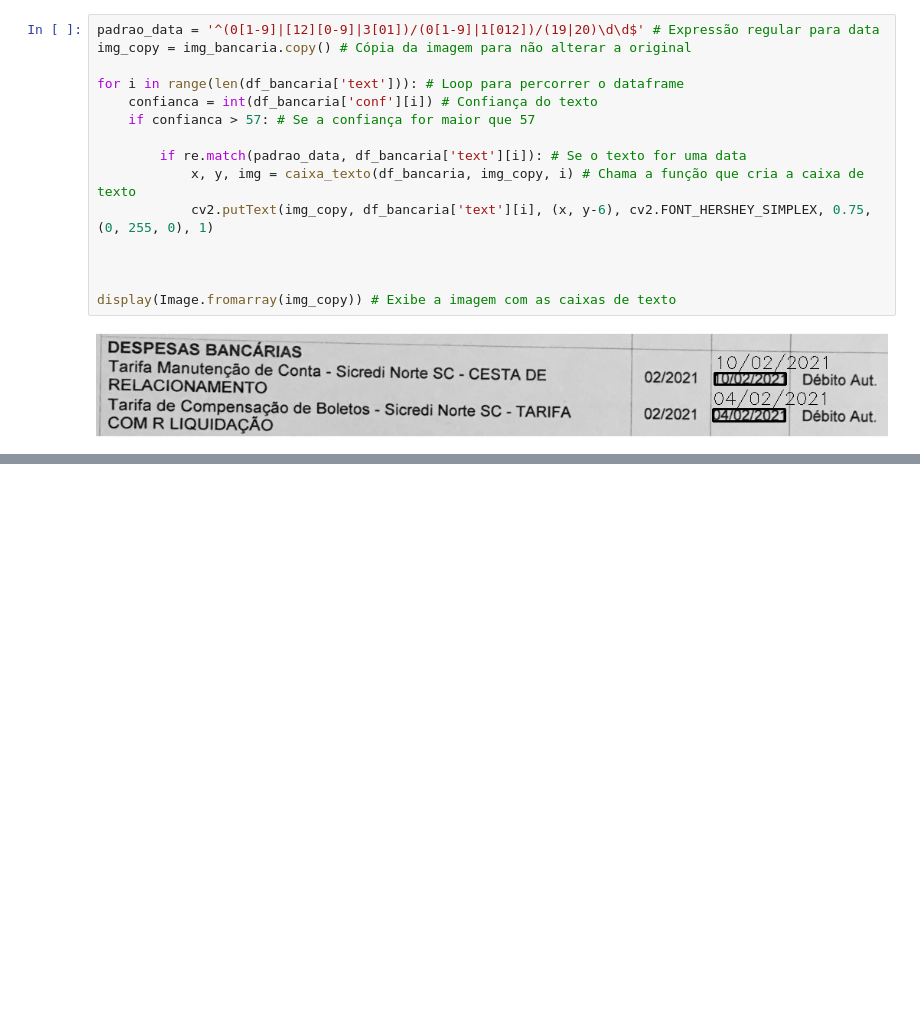
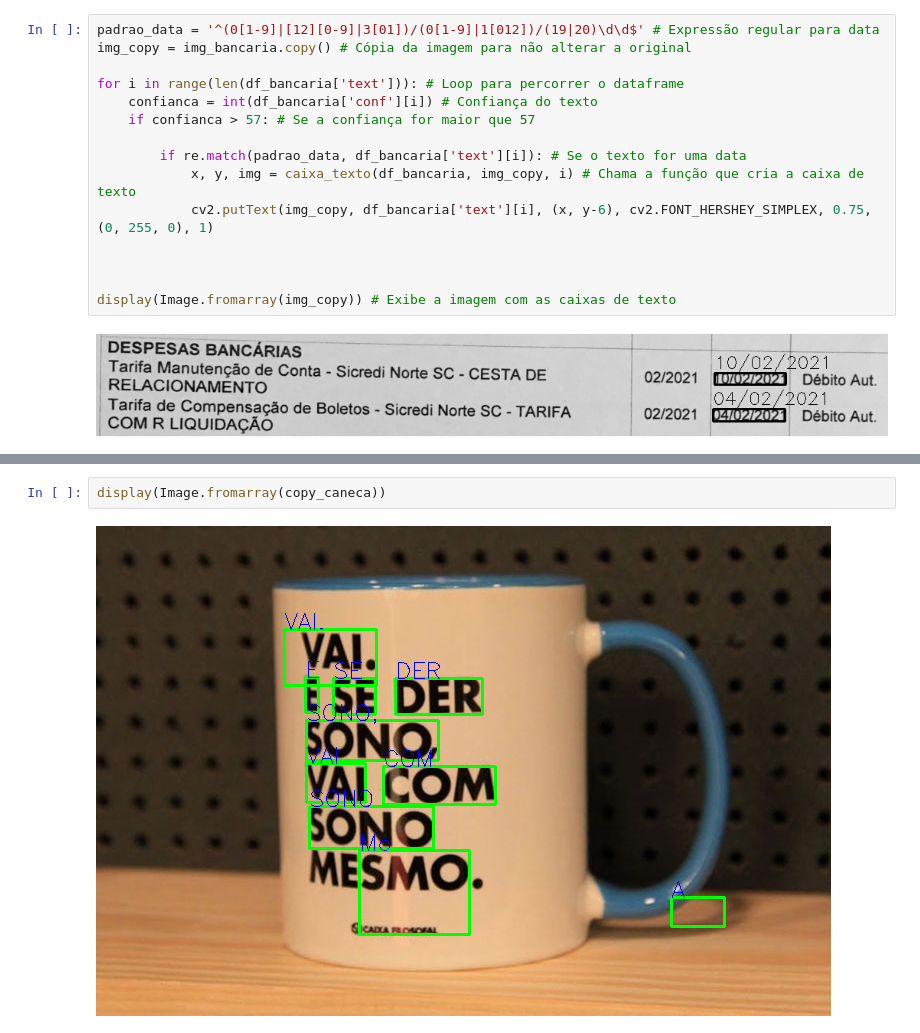
Before and after one commit to marcalhenrique/estudos, a Jupyter notebook: visao_computacional/estudo_ocr/pytesseract_e_opencv.ipynb, the cells around one changed output, grey strips where cells are left out. Cells and saved outputs as stored; diff of their text form; blank space fills up the shorter version.

```diff
--- a/visao_computacional/estudo_ocr/pytesseract_e_opencv.ipynb
+++ b/visao_computacional/estudo_ocr/pytesseract_e_opencv.ipynb
@@ -342,0 +423,4 @@ display(Image.fromarray(img_copy)) # Exibe a imagem com as caixas de texto
+# %%
+display(Image.fromarray(copy_caneca))
+# %% [output]
+[figure, added]
```
Also changed, not shown: parts of 15 cells of this notebook, 3 other files.
